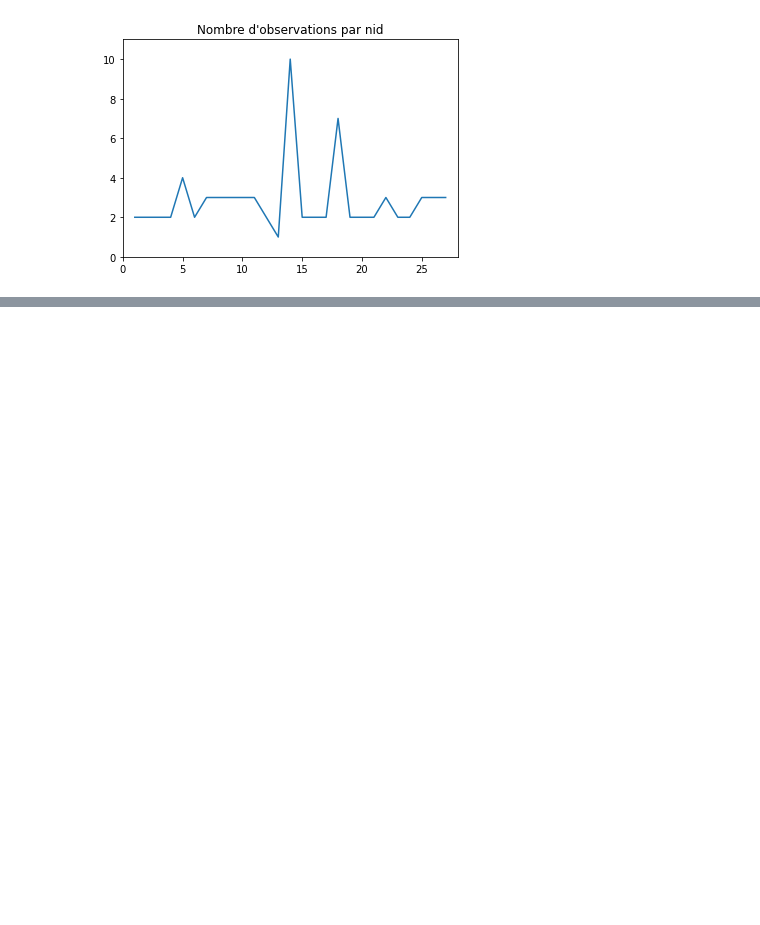
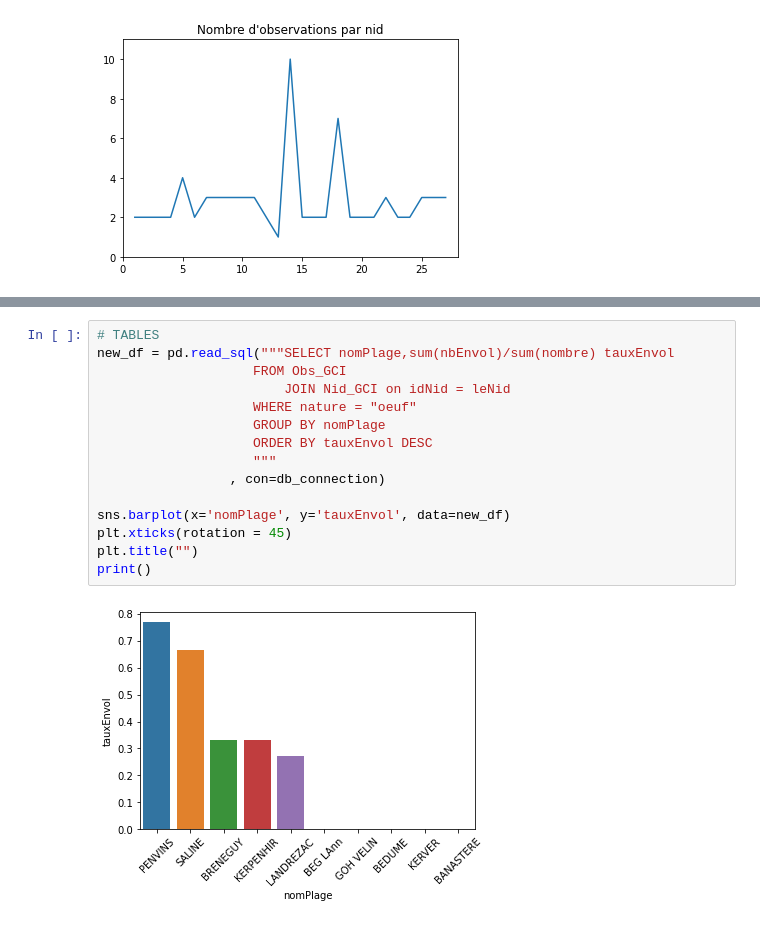
Before and after one commit to augustin-pasq/sae-pnr, a Jupyter notebook: Analyse/PNR_Analyse.ipynb, the cells around one changed output, grey strips where cells are left out. Saved outputs shown, nothing was run; the diff lists cells and outputs as text; blank space fills up the shorter version.

Commit message:
add chart

```diff
--- a/Analyse/PNR_Analyse.ipynb
+++ b/Analyse/PNR_Analyse.ipynb
@@ -179,0 +198,17 @@ plt.show()
+# %%
+# TABLES
+new_df = pd.read_sql("""SELECT nomPlage,sum(nbEnvol)/sum(nombre) tauxEnvol
+                    FROM Obs_GCI
+                        JOIN Nid_GCI on idNid = leNid
+                    WHERE nature = "oeuf"
+                    GROUP BY nomPlage
+                    ORDER BY tauxEnvol DESC
+                    """
+                 , con=db_connection)
+
+sns.barplot(x='nomPlage', y='tauxEnvol', data=new_df)
+plt.xticks(rotation = 45)
+plt.title("")
+print()
+# %% [output]
+[figure, added]
```
Also changed, not shown: parts of 5 cells of this notebook.
